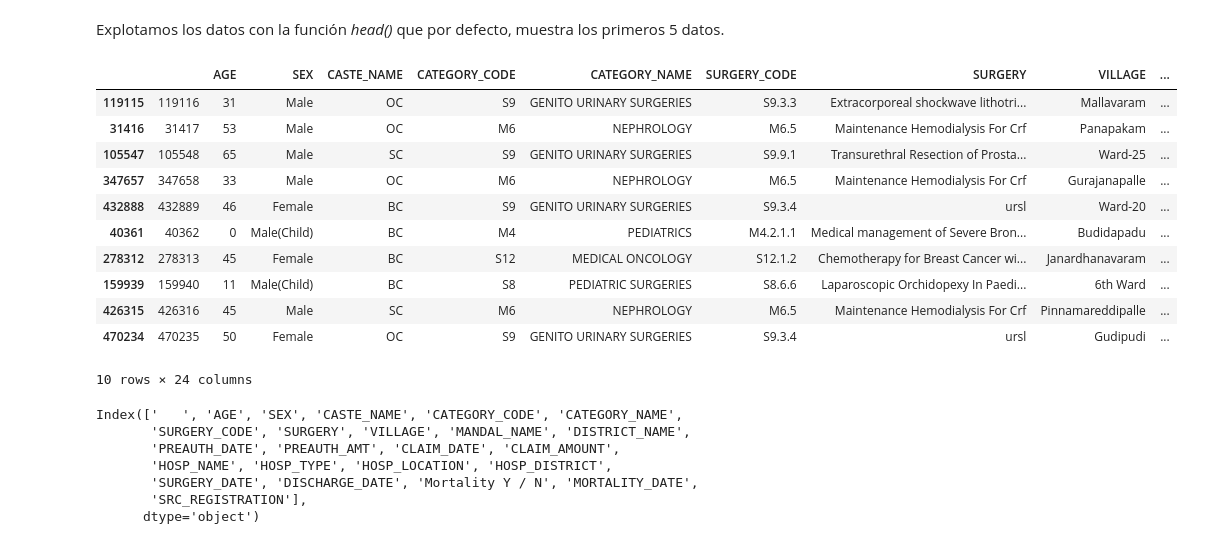
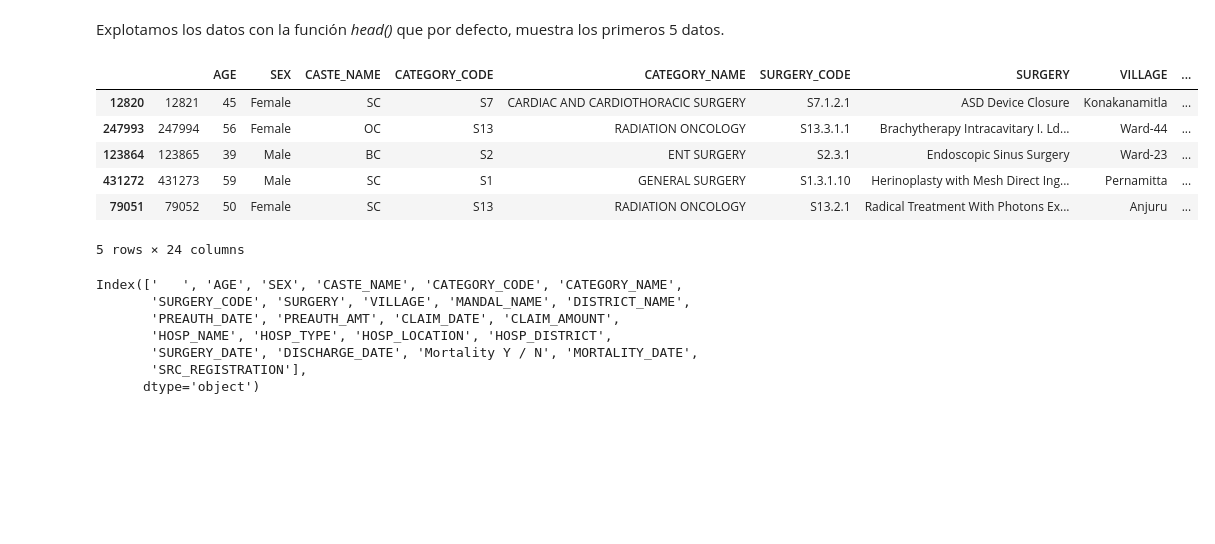
Before and after one commit to matog/Flacso_ciencia_de_datos_python_2023, a Jupyter notebook: Clase5/6-NTR Vaidya Seva.ipynb, the cells around one changed output. Saved outputs shown, nothing was run; the diff lists cells and outputs as text; code cells hidden in the pictures; blank space fills up the shorter version.

```diff
--- a/Clase5/6-NTR Vaidya Seva.ipynb
+++ b/Clase5/6-NTR Vaidya Seva.ipynb
@@ -31,20 +31,15 @@ data = pd.read_csv('https://github.com/matog/iSalud-IntroCienciaDeDatos/raw/main
 # %% [markdown]
 Explotamos los datos con la función *head()* que por defecto, muestra los primeros 5 datos.
 # %%
-data.sample(10)
+data.sample(5)
 # %% [output]
 |  |  | AGE | SEX | CASTE_NAME | CATEGORY_CODE | CATEGORY_NAME | SURGERY_CODE | SURGERY | VILLAGE | ... |
-| 119115 | 119116 | 31 | Male | OC | S9 | GENITO URINARY SURGERIES | S9.3.3 | Extracorporeal shockwave lithotri... | Mallavaram | ... |
-| 31416 | 31417 | 53 | Male | OC | M6 | NEPHROLOGY | M6.5 | Maintenance Hemodialysis For Crf | Panapakam | ... |
-| 105547 | 105548 | 65 | Male | SC | S9 | GENITO URINARY SURGERIES | S9.9.1 | Transurethral Resection of Prosta... | Ward-25 | ... |
-| 347657 | 347658 | 33 | Male | OC | M6 | NEPHROLOGY | M6.5 | Maintenance Hemodialysis For Crf | Gurajanapalle | ... |
-| 432888 | 432889 | 46 | Female | BC | S9 | GENITO URINARY SURGERIES | S9.3.4 | ursl | Ward-20 | ... |
-| 40361 | 40362 | 0 | Male(Child) | BC | M4 | PEDIATRICS | M4.2.1.1 | Medical management of Severe Bron... | Budidapadu | ... |
-| 278312 | 278313 | 45 | Female | BC | S12 | MEDICAL ONCOLOGY | S12.1.2 | Chemotherapy for Breast Cancer wi... | Janardhanavaram | ... |
-| 159939 | 159940 | 11 | Male(Child) | BC | S8 | PEDIATRIC SURGERIES | S8.6.6 | Laparoscopic Orchidopexy In Paedi... | 6th Ward | ... |
-| 426315 | 426316 | 45 | Male | SC | M6 | NEPHROLOGY | M6.5 | Maintenance Hemodialysis For Crf | Pinnamareddipalle | ... |
-| 470234 | 470235 | 50 | Female | OC | S9 | GENITO URINARY SURGERIES | S9.3.4 | ursl | Gudipudi | ... |
+| 12820 | 12821 | 45 | Female | SC | S7 | CARDIAC AND CARDIOTHORACIC SURGERY | S7.1.2.1 | ASD Device Closure | Konakanamitla | ... |
+| 247993 | 247994 | 56 | Female | OC | S13 | RADIATION ONCOLOGY | S13.3.1.1 | Brachytherapy Intracavitary I. Ld... | Ward-44 | ... |
+| 123864 | 123865 | 39 | Male | BC | S2 | ENT SURGERY | S2.3.1 | Endoscopic Sinus Surgery | Ward-23 | ... |
+| 431272 | 431273 | 59 | Male | SC | S1 | GENERAL SURGERY | S1.3.1.10 | Herinoplasty with Mesh Direct Ing... | Pernamitta | ... |
+| 79051 | 79052 | 50 | Female | SC | S13 | RADIATION ONCOLOGY | S13.2.1 | Radical Treatment With Photons Ex... | Anjuru | ... |
-10 rows × 24 columns
+5 rows × 24 columns
 # %%
 data.columns
 # %% [output]
```
Also changed, not shown: parts of 58 cells of this notebook, 2 other files.
